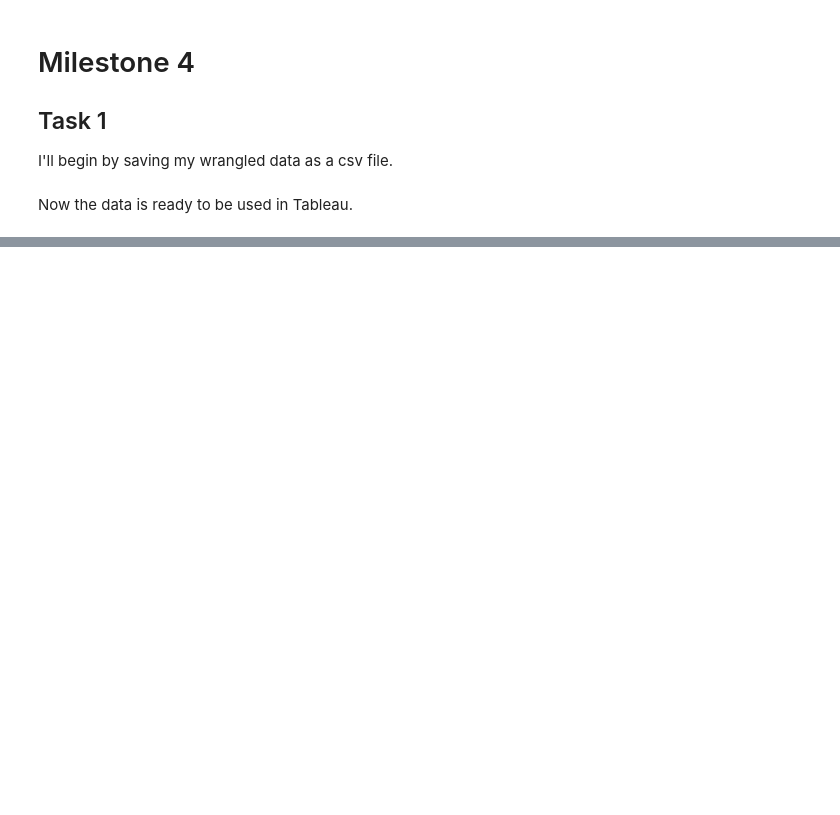
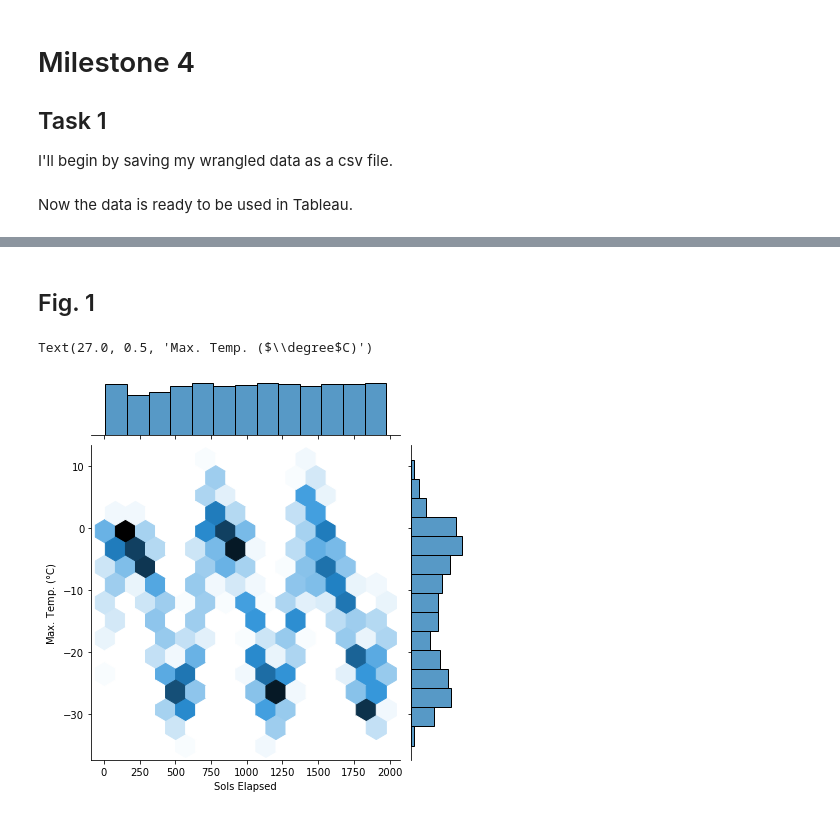
Before and after one commit to data301-2021-winter1/group15-project, a Jupyter notebook: notebooks/analysis1.ipynb, the cells around one changed output, grey strips where cells are left out. Drawn from its saved outputs; the diff is of its cells as text; code cells hidden in the pictures; blank space fills up the shorter version.

```diff
--- a/notebooks/analysis1.ipynb
+++ b/notebooks/analysis1.ipynb
@@ -202,0 +211,9 @@ Cleaning up graphs and visualizations
+# %% [markdown]
+## Fig. 1
+# %%
+sns.jointplot(x='sol',y='max_temp', data=data_clean, kind='hex')
+plt.xlabel("Sols Elapsed")
+plt.ylabel("Max. Temp. ($\degree$C)")
+# %% [output]
+Text(27.0, 0.5, 'Max. Temp. ($\\degree$C)')
+[figure, added]
```
Also changed, not shown: parts of 12 cells of this notebook, 1 other file.
